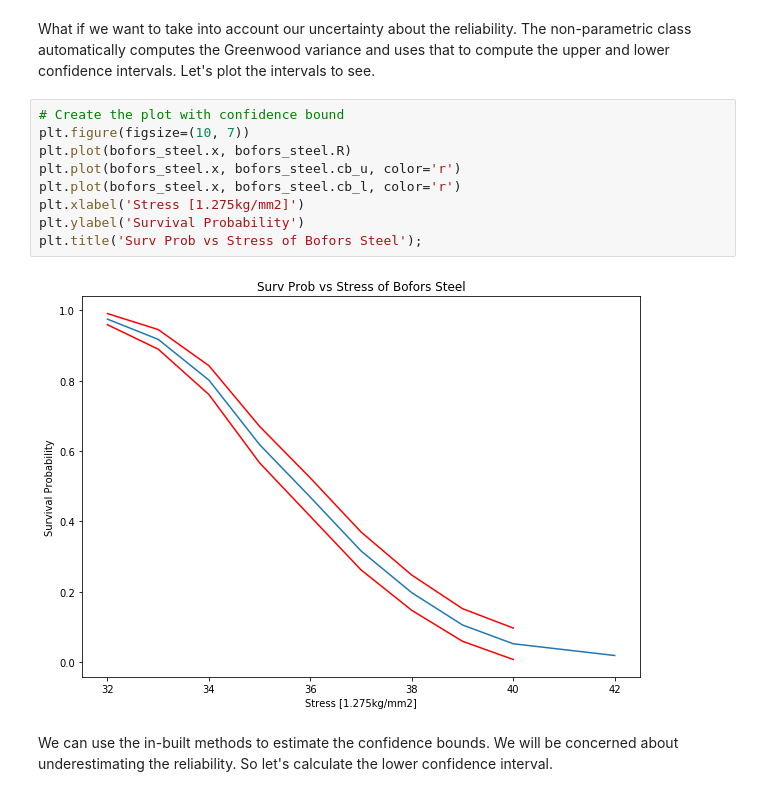
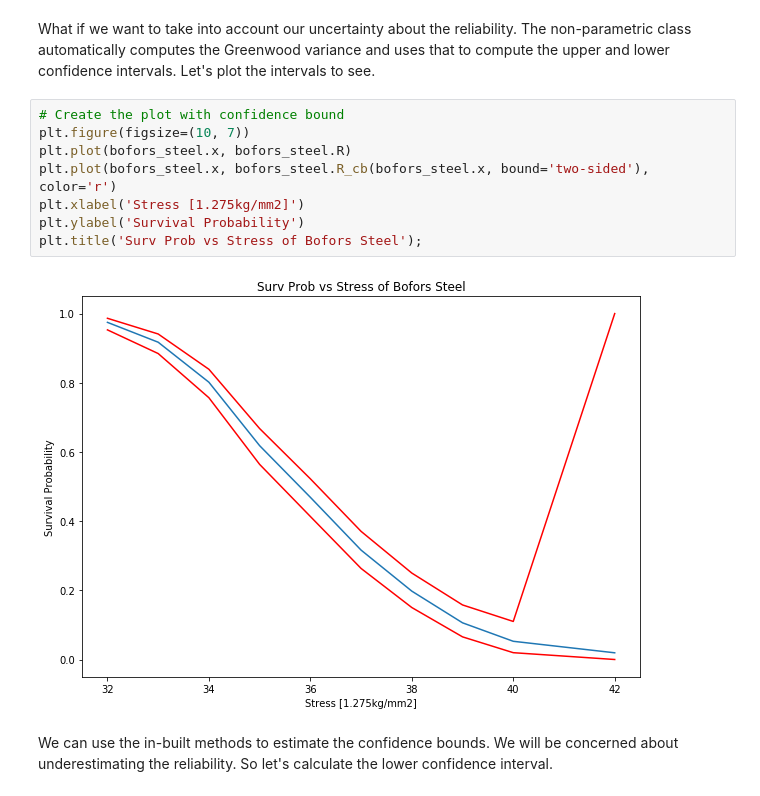
Before and after one commit to derrynknife/SurPyval, a Jupyter notebook: guides/NonParametric.ipynb, the cells around one changed output. Drawn from its saved outputs; the diff is of its cells as text.

```diff
--- a/guides/NonParametric.ipynb
+++ b/guides/NonParametric.ipynb
@@ -55,14 +55,13 @@ What if we want to take into account our uncertainty about the reliability. The
 # %%
 # Create the plot with confidence bound
 plt.figure(figsize=(10, 7))
 plt.plot(bofors_steel.x, bofors_steel.R)
-plt.plot(bofors_steel.x, bofors_steel.cb_u, color='r')
-plt.plot(bofors_steel.x, bofors_steel.cb_l, color='r')
+plt.plot(bofors_steel.x, bofors_steel.R_cb(bofors_steel.x, bound='two-sided'), color='r')
 plt.xlabel('Stress [1.275kg/mm2]')
 plt.ylabel('Survival Probability')
 plt.title('Surv Prob vs Stress of Bofors Steel');
 # %% [output]
-[figure, old version]
+[figure, new version]
 # %% [markdown]
 We can use the in-built methods to estimate the confidence bounds. We will be concerned about underestimating the reliability. So let's calculate the lower confidence interval.
 # %%
```
Also changed, not shown: parts of 2 cells of this notebook, 17 other files.
